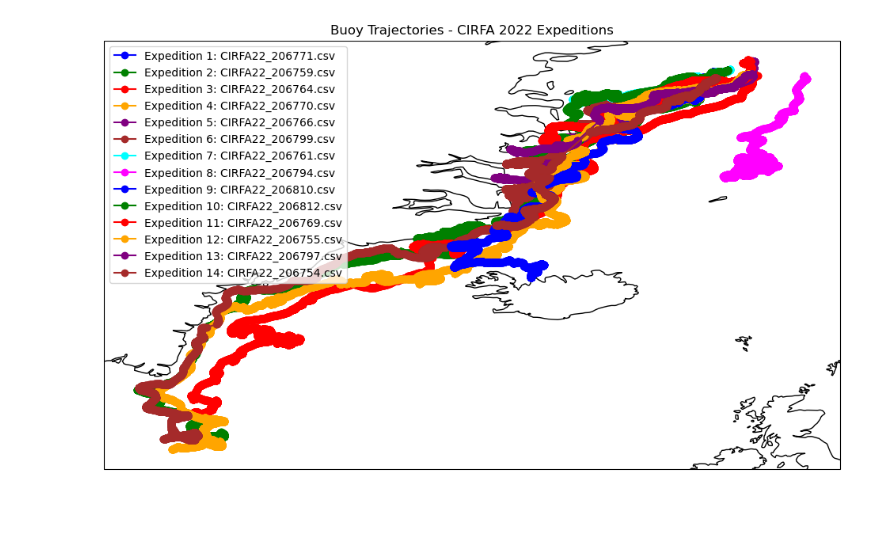
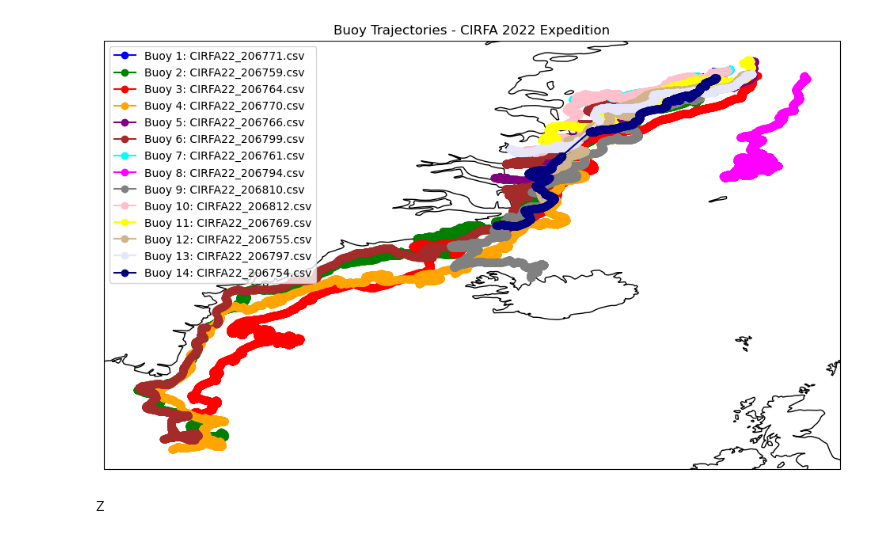
Before and after one commit to danielmwatkins/sea_ice_variability, a Jupyter notebook: notebooks/cirfa2022/cirfa2022_exploratory_analysis/CIRFA_ALL.ipynb, the cells around one changed output. Cells and saved outputs as stored; diff of their text form; code cells hidden in the pictures; blank space fills up the shorter version.

```diff
--- a/notebooks/cirfa2022/cirfa2022_exploratory_analysis/CIRFA_ALL.ipynb
+++ b/notebooks/cirfa2022/cirfa2022_exploratory_analysis/CIRFA_ALL.ipynb
@@ -4,54 +4,48 @@ import pandas as pd
 import matplotlib.pyplot as plt
 import cartopy.crs as ccrs
 
-import sys
-sys.path.append('/Users/aless/Desktop/icedrift/src')
-
-from icedrift.analysis import compute_velocity
-
-#
-
-# Define the path to the folder containing the CSV files
-folder_path = "/Users/aless/Desktop/sea_ice_variability/data/buoy_data/cirfa2022/"
+# Now define the relative path to the folder containing the CSV files
+folder_path = '../../../data/buoy_data/cirfa2022/cleaned_data'
 
 # List all CSV files in the folder
 csv_files = [f for f in os.listdir(folder_path) if f.endswith('.csv')]
 
 # Initialize the plot with a map background
 plt.figure(figsize=(12, 8))
 ax = plt.axes(projection=ccrs.PlateCarree())
 ax.coastlines()
 
-#
+# Define a list of colors for each buoy trajectory
+colors = ['blue', 'green', 'red', 'orange', 'purple', 'brown', 'cyan', 'magenta',
+          'grey', 'pink', 'yellow', 'tan', 'lavender', 'navy']
 
-# Define a list of colors for each expedition (you can add more if needed)
-colors = ['blue', 'green', 'red', 'orange', 'purple', 'brown', 'cyan', 'magenta']
-
-# Iterate over the CSV files and plot each one
+# Iterate over the CSV files and plot each trajectory
 for i, file in enumerate(csv_files):
     # Load each CSV file into a DataFrame
     file_path = os.path.join(folder_path, file)
     df = pd.read_csv(file_path, header=None, names=['datetime', 'latitude', 'longitude'])
 
-    # Convert 'datetime' column to datetime type
-    df['datetime'] = pd.to_datetime(df['datetime'], errors='coerce')
+    # Convert 'datetime' column to datetime type, infer the format
+    df['datetime'] = pd.to_datetime(df['datetime'], errors='coerce', format='%Y-%m-%d %H:%M:%S')
 
     # Clean the data by removing invalid rows and converting to numeric
     df['longitude'] = pd.to_numeric(df['longitude'], errors='coerce')
     df['latitude'] = pd.to_numeric(df['latitude'], errors='coerce')
     df_cleaned = df.dropna(subset=['longitude', 'latitude'])
 
-    # Plot the trajectory using a unique color for each expedition
+    # Plot the trajectory using a unique color for each buoy
     ax.plot(df_cleaned['longitude'], df_cleaned['latitude'], linestyle='-', marker='o',
-            color=colors[i % len(colors)], label=f'Expedition {i + 1}: {file}')
+            color=colors[i % len(colors)], label=f'Buoy {i + 1}: {file}')
 
 # Add labels, title, and legend
-plt.title('Buoy Trajectories - CIRFA 2022 Expeditions')
+plt.title('Buoy Trajectories - CIRFA 2022 Expedition')
 plt.xlabel('Longitude')
 plt.ylabel('Latitude')
 plt.legend(loc='upper left')
 
 # Show the plot
 plt.show()
 # %% [output]
-[figure, old version]
+[figure, new version]
+# %% [markdown]
+Z
```
Also changed, not shown: 32 other files.
